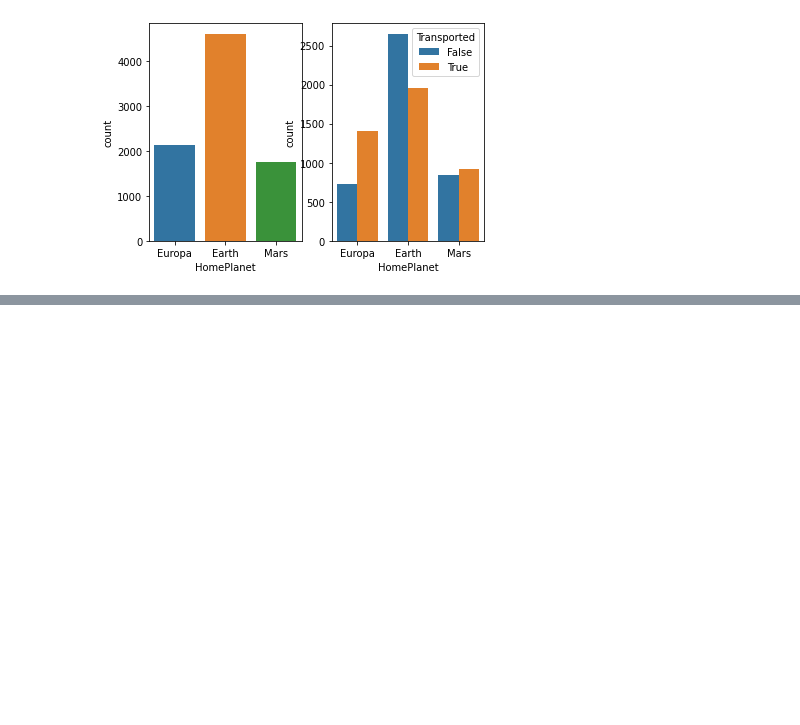
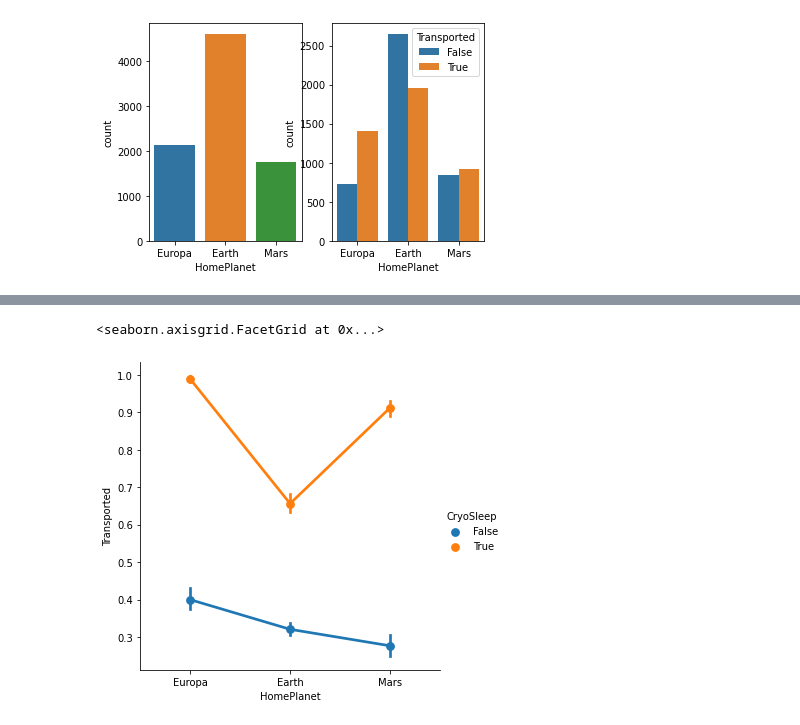
Before and after one commit to sinjy1203/kaggle_MyNotebook, a Jupyter notebook: spaceshiptitanic-binaryclassification-1.ipynb, the cells around one changed output, grey strips where cells are left out. Drawn from its saved outputs; the diff is of its cells as text; code cells hidden in the pictures; blank space fills up the shorter version.

```diff
--- a/spaceshiptitanic-binaryclassification-1.ipynb
+++ b/spaceshiptitanic-binaryclassification-1.ipynb
@@ -217,0 +263,5 @@ plt.show()
+# %%
+sns.factorplot('HomePlanet', 'Transported', hue='CryoSleep', data=train)
+# %% [output]
+<seaborn.axisgrid.FacetGrid at 0x...>
+[figure, added]
```
Also changed, not shown: parts of 39 cells of this notebook.
